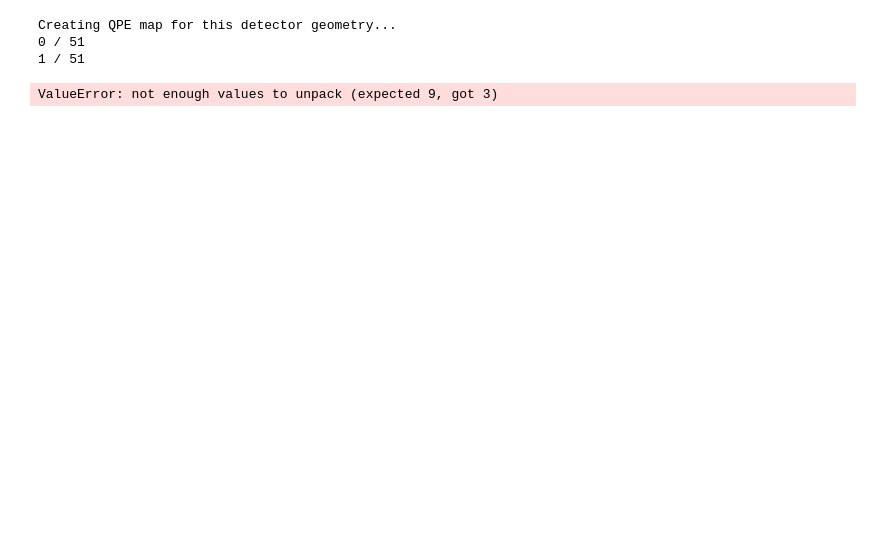
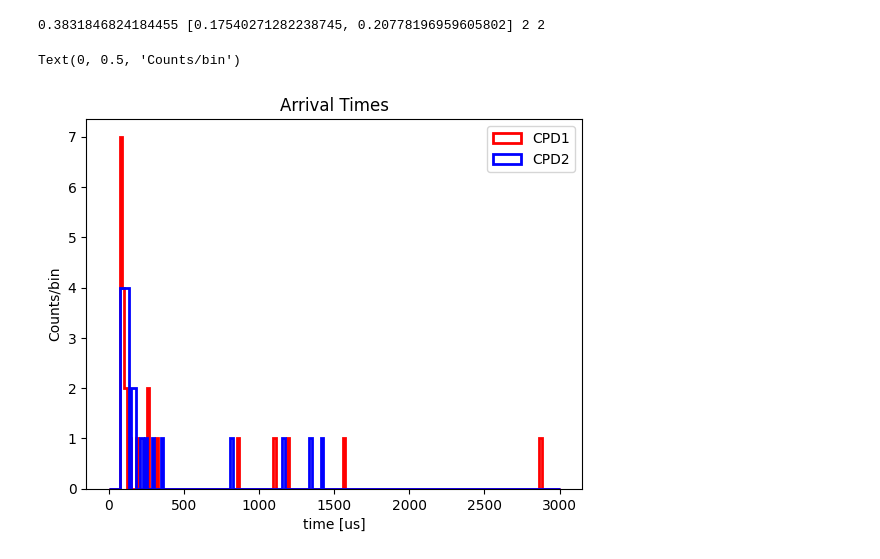
Before and after one commit to spice-herald/HeST, a Jupyter notebook: Amherst_cell_debugging.ipynb, the cells around one changed output. Cells and saved outputs as stored; diff of their text form; code cells hidden in the pictures; blank space fills up the shorter version.

```diff
--- a/Amherst_cell_debugging.ipynb
+++ b/Amherst_cell_debugging.ipynb
@@ -16,20 +17,19 @@ for i in range(nCPDs):
     QP_conditions.append( (detector.get_CPD(i)).get_surface_condition() )
 
 QP_conditions.append( detector.liquid_surface )
-# %%
-nBins = [51, 51]
-radius =3.
-bottomPos =  0#cm
-topPos = 2.75 #cm
-det_Zoffset = 0.0 #cm
-Z_correction = 0 #cm
-x = np.linspace(-radius, radius, nBins[0])
-y = np.linspace(-radius, radius, nBins[1])
-z = np.linspace(0, 3.3, nBins[1])
-refl_prob = detector.get_QP_reflection_prob
-detector.create_QPEmap(x, y,z, filestring='Amherst_splid_cpd')
-# %% [output]
-Creating QPE map for this detector geometry...
-0 / 51
-1 / 51
-ValueError: not enough values to unpack (expected 9, got 3)
+# %%
+pos = [0., 0., 1.5]
+useMap = False
+evap = hest.GetEvaporationSignal( detector, 10000, *pos, useMap=useMap)
+print( evap.area_eV, evap.chArea_eV, evap.coincidence, len(evap.arrivalTimes_us))
+
+plt.hist(evap.arrivalTimes_us[0], bins=200, range=[0, 3000], histtype='step', color='r', lw=2, label = 'CPD1')
+plt.hist(evap.arrivalTimes_us[1], bins=200, range=[0, 3000], histtype='step', color='b', lw=2, label = 'CPD2')
+plt.legend()
+plt.title('Arrival Times')
+plt.xlabel('time [us]')
+plt.ylabel('Counts/bin')
+# %% [output]
+0.3831846824184455 [0.17540271282238745, 0.20778196959605802] 2 2
+Text(0, 0.5, 'Counts/bin')
+[figure, added]
```
Also changed, not shown: parts of 3 cells of this notebook, 2 other files.
